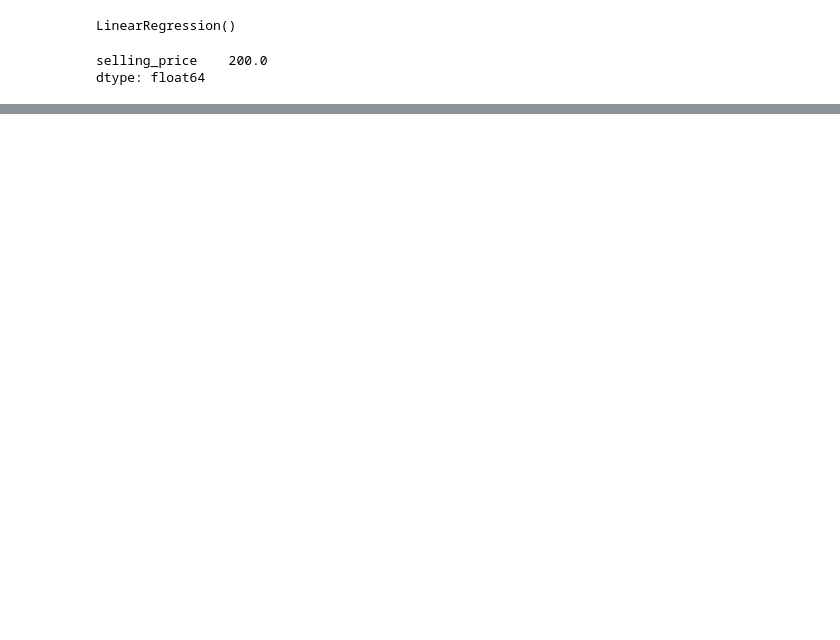
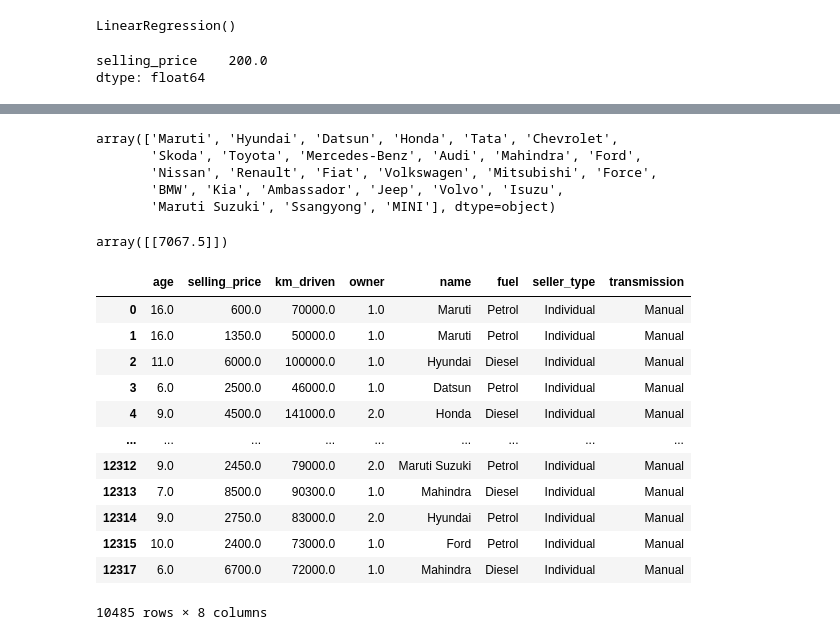
Before and after one commit to vlad-lis/ML-price-prediction, a Jupyter notebook: contribution_files/vlad_v2.ipynb, the cells around one changed output, grey strips where cells are left out. Drawn from its saved outputs; the diff is of its cells as text; code cells hidden in the pictures; blank space fills up the shorter version.

```diff
--- a/contribution_files/vlad_v2.ipynb
+++ b/contribution_files/vlad_v2.ipynb
@@ -310,0 +350,28 @@ plot.set(xlabel='predicted', ylabel='test')
+# %%
+df['name'].unique()
+# %% [output]
+array(['Maruti', 'Hyundai', 'Datsun', 'Honda', 'Tata', 'Chevrolet',
+       'Skoda', 'Toyota', 'Mercedes-Benz', 'Audi', 'Mahindra', 'Ford',
+       'Nissan', 'Renault', 'Fiat', 'Volkswagen', 'Mitsubishi', 'Force',
+       'BMW', 'Kia', 'Ambassador', 'Jeep', 'Volvo', 'Isuzu',
+       'Maruti Suzuki', 'Ssangyong', 'MINI'], dtype=object)
+# %%
+model.predict(t)
+# %% [output]
+array([[7067.5]])
+# %%
+df
+# %% [output]
+|  | age | selling_price | km_driven | owner | name | fuel | seller_type | transmission |
+| 0 | 16.0 | 600.0 | 70000.0 | 1.0 | Maruti | Petrol | Individual | Manual |
+| 1 | 16.0 | 1350.0 | 50000.0 | 1.0 | Maruti | Petrol | Individual | Manual |
+| 2 | 11.0 | 6000.0 | 100000.0 | 1.0 | Hyundai | Diesel | Individual | Manual |
+| 3 | 6.0 | 2500.0 | 46000.0 | 1.0 | Datsun | Petrol | Individual | Manual |
+| 4 | 9.0 | 4500.0 | 141000.0 | 2.0 | Honda | Diesel | Individual | Manual |
+| ... | ... | ... | ... | ... | ... | ... | ... | ... |
+| 12312 | 9.0 | 2450.0 | 79000.0 | 2.0 | Maruti Suzuki | Petrol | Individual | Manual |
+| 12313 | 7.0 | 8500.0 | 90300.0 | 1.0 | Mahindra | Diesel | Individual | Manual |
+| 12314 | 9.0 | 2750.0 | 83000.0 | 2.0 | Hyundai | Petrol | Individual | Manual |
+| 12315 | 10.0 | 2400.0 | 73000.0 | 1.0 | Ford | Petrol | Individual | Manual |
+| 12317 | 6.0 | 6700.0 | 72000.0 | 1.0 | Mahindra | Diesel | Individual | Manual |
+10485 rows × 8 columns
```
Also changed, not shown: parts of 8 cells of this notebook.
